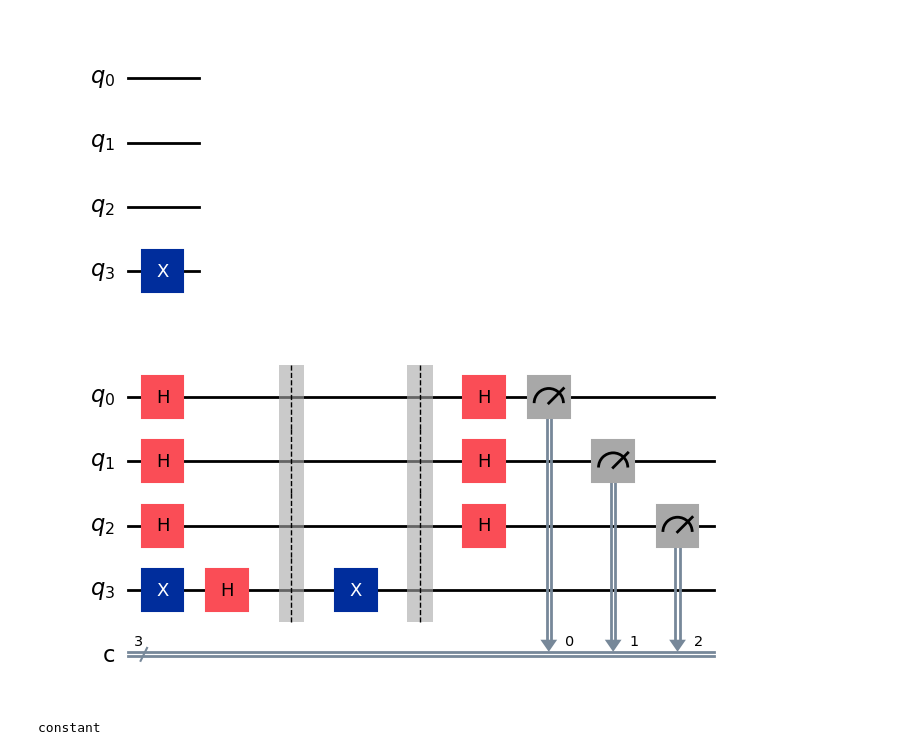
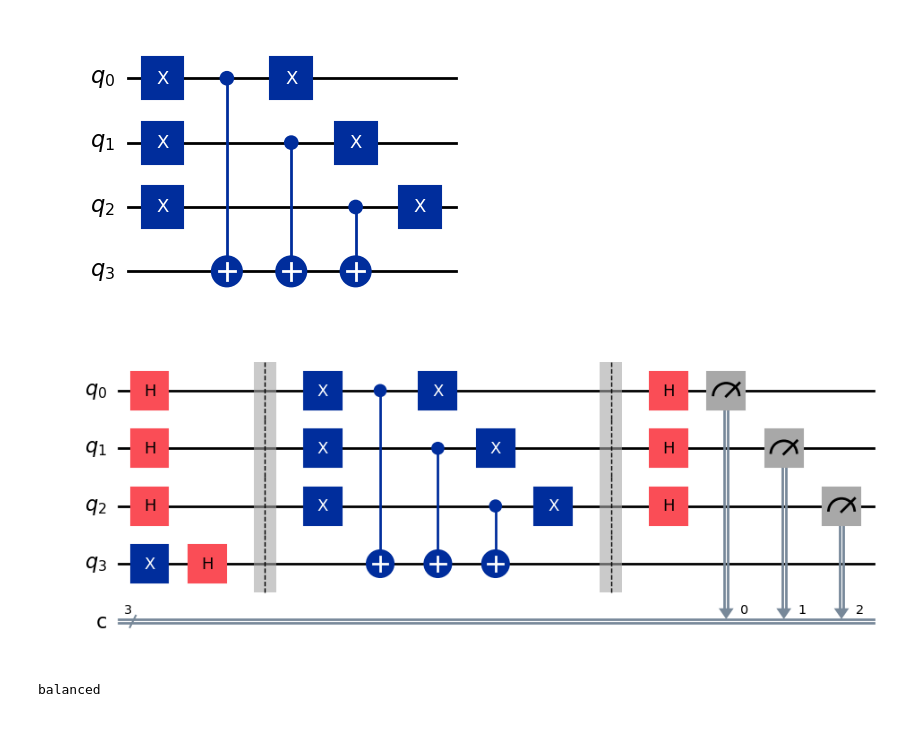
Before and after one commit to OnyxBrumeSky/ftl_quantum, a Jupyter notebook: ex03/ex03.ipynb, the cells around one changed output. Drawn from its saved outputs; the diff is of its cells as text; code cells hidden in the pictures; blank space fills up the shorter version.

```diff
--- a/ex03/ex03.ipynb
+++ b/ex03/ex03.ipynb
@@ -6,18 +6,18 @@ from qiskit_aer.noise import NoiseModel
 from qiskit.transpiler.preset_passmanagers import generate_preset_pass_manager
 # %%
 oracle = QuantumCircuit(4)
-ORACLE = 1
+ORACLE = 0
 if ORACLE == 0:
     #Oracle 1
     oracle.x([0,1,2])
     oracle.cx([0,1,2],[3,3,3])
     oracle.x([0,1,2])
 else :
     #Oracle 2
     oracle.x(3)
 display(oracle.draw("mpl"))
 # %% [output]
-[figure, old version]
+[figure, new version]
 # %%
 qc_dj = QuantumCircuit(4, 3)
 qc_dj.x(3)
@@ -30,7 +30,7 @@ qc_dj.measure(range(3), range(3))
 # qc_dj.decompose().decompose()
 display(qc_dj.draw("mpl"))
 # %% [output]
-[figure, old version]
+[figure, new version]
 # %%
 noise_model = NoiseModel()
 backend_sim = AerSimulator()
@@ -52,4 +52,4 @@ if (
 else:
     print("balanced")
 # %% [output]
-constant
+balanced
```
Also changed, not shown: 2 other files.
